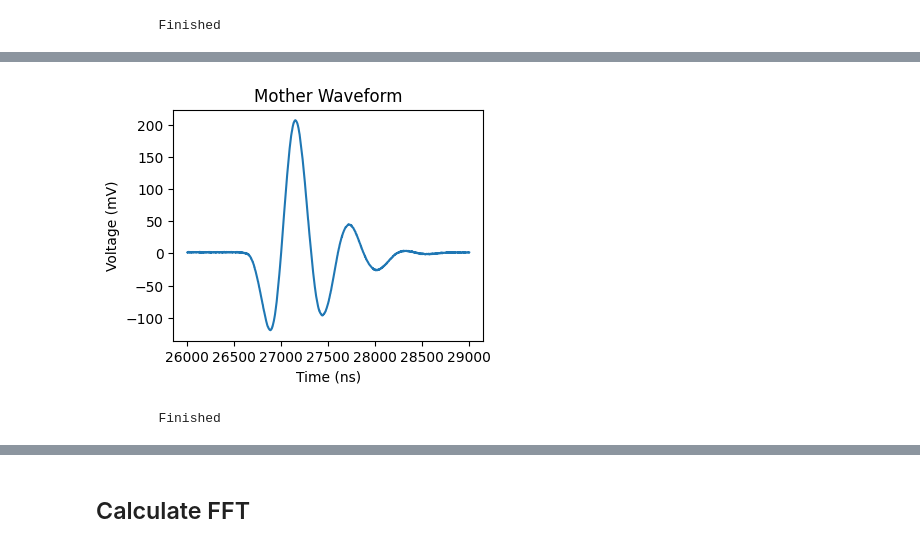
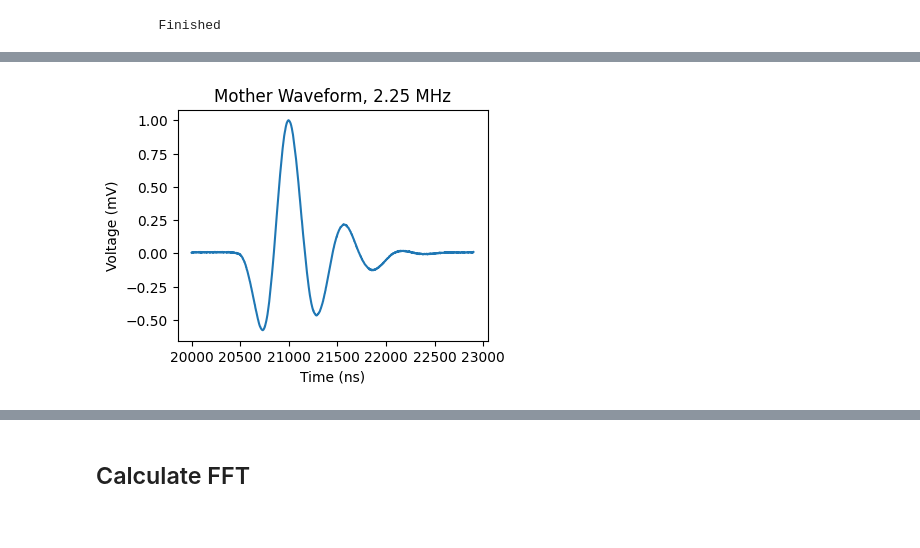
Before and after one commit to zhangxinqiao314/ultrasonic_ml, a Jupyter notebook: Notebooks/fft/h5_workflow.ipynb, the cells around one changed output, grey strips where cells are left out. Cells and saved outputs as stored; diff of their text form; code cells hidden in the pictures.

```diff
--- a/Notebooks/fft/h5_workflow.ipynb
+++ b/Notebooks/fft/h5_workflow.ipynb
@@ -215,20 +260,7 @@ Establishing SQLite connection to database...
-# %%
-# Select the time and waveform from the acoustics table. that you would like for your mother waveform.
-mother_waveform = water_db.fetch_waveform(waveform='voltage_transmission_forward', row=0)
-mother_time_array = water_db.fetch_time(row=0)
-
-# crop = (beginning, end)
-crop = (500, 2000) # decide which indices you want to crop for the xcorrelation
-
-
-fig, ax = plt.subplots(figsize=(4,3))
-ax.plot(mother_time_array[crop[0]:crop[1]], mother_waveform[crop[0]:crop[1]])
-ax.set(xlabel='Time (ns)', ylabel='Voltage (mV)', title='Mother Waveform');
-# %% [output]
-[figure, removed]
-# %%
-database.write_xcorrelation_data(mother_waveform[crop[0]:crop[1]], mother_time_array[crop[0]:crop[1]], from_group='preprocessed_data', mode='same')
-# %% [output]
-        Finished
+# %%
+# Look at mother waveform:
+database.view_mother_waveform(from_group='first_break_aligned')
+# %% [output]
+[figure, added]
 # %%
 # x_correlation data is now written to the h5 file. Let's look at the data.
```
Also changed, not shown: parts of 28 cells of this notebook, 10 other files.
